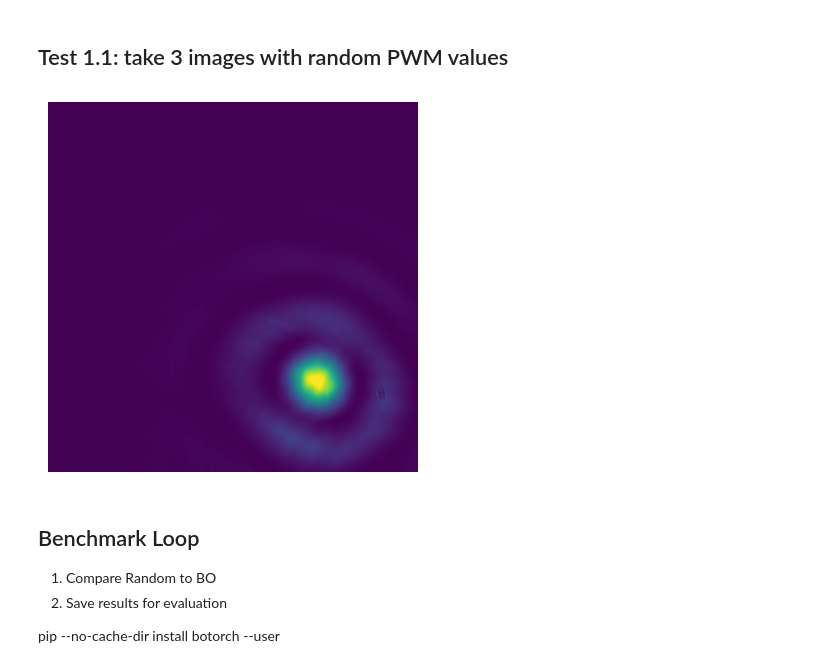
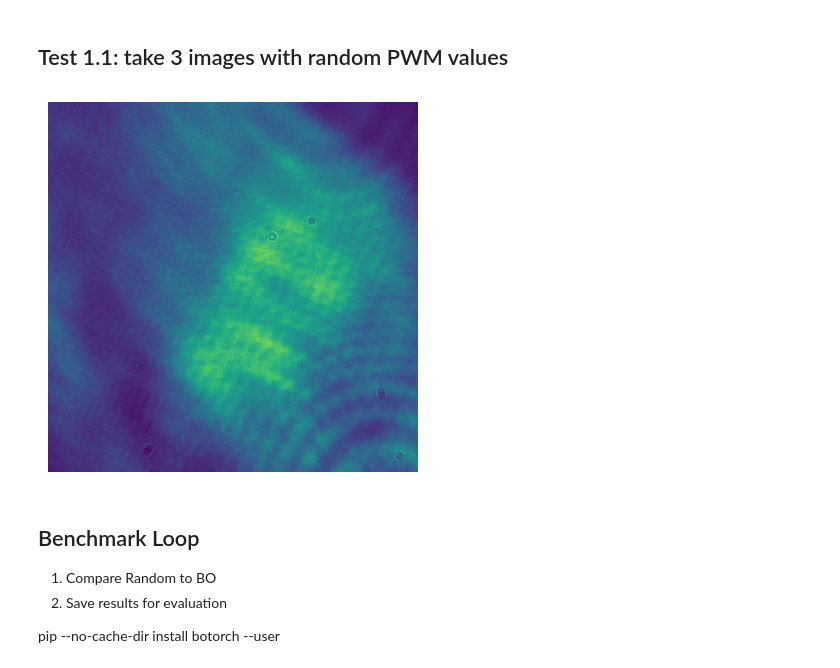
Before and after one commit to Zoe1999Wang/Matterhorn-Studio-DM-project, a Jupyter notebook: codes/BO_zoe_Attempt2.ipynb, the cells around one changed output. Cells and saved outputs as stored; diff of their text form; code cells hidden in the pictures.

```diff
--- a/codes/BO_zoe_Attempt2.ipynb
+++ b/codes/BO_zoe_Attempt2.ipynb
@@ -28,32 +28,32 @@ cam.set_roi(0,1000,0,1000) # set ROI in the upper left corner
 
 i=0
 while i<= 2:
 #     A = np.array([[0],[0],[1000],[0],[3000]], dtype=np.int32)
-    A = np.random.randint(low=0,high=2000,size=(5,1), dtype=np.int32)   # range form 0 to 3000
+    A = np.random.randint(low=0,high=4000,size=(5,1), dtype=np.int32)   # range form 0 to 3000
     with open('PWM_test.csv', 'w', newline='') as file:
         mywriter = csv.writer(file, delimiter=',')
         mywriter.writerows(A)
     time.sleep(0.1)
     fig_name = 'pwm='+str(int(A[0]))+'-'+str(int(A[1]))+'-'+str(int(A[2]))+'-'+str(int(A[3]))+'-'+str(int(A[4])) +'-'+str(int(i))
     raw_image_array = cam.grab(1)    # grab 1 frame
     image_array=np.array(raw_image_array)
     squeezed_image_array=image_array.squeeze()
     # image = plt.imshow(squeezed_image_array)
 
     # Display the image without axes
     plt.axis('off')
     plt.imshow(squeezed_image_array)  # Set the desired colormap if needed
 
     # Save the image without axes
 #     plt.savefig('image_without_axes.png', bbox_inches='tight', pad_inches=0)
     plt.savefig(r'C:\Users\plasma\Desktop\jakob_imgs\{fig_name}.png'.format(fig_name=fig_name))  # Save the plot
 
     import pickle # see for usage: https://www.digitalocean.com/community/tutorials/python-pickle-example
     file = open(r'C:\Users\plasma\Desktop\jakob_imgs\{fig_name}.pkl'.format(fig_name=fig_name), "wb")
     pickle.dump(squeezed_image_array, file)
     file.close()
     i=i+1
 #can use this to add aberration or add it on pi,see pi_control.py file
 cam.close()
 # %% [output]
-[figure, old version]
+[figure, new version]
```
Also changed, not shown: parts of 8 cells of this notebook.
